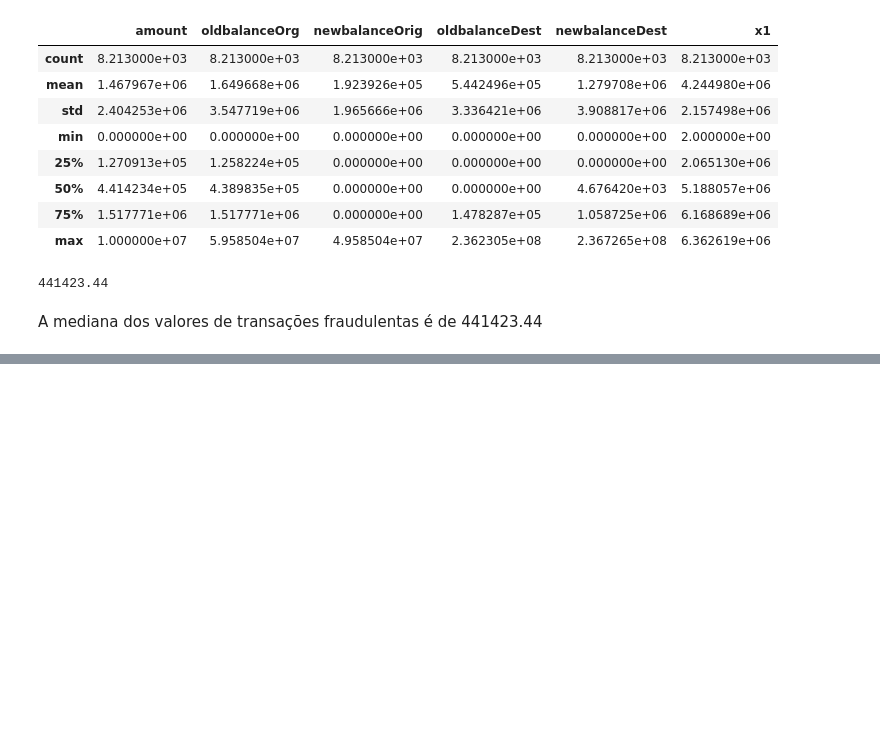
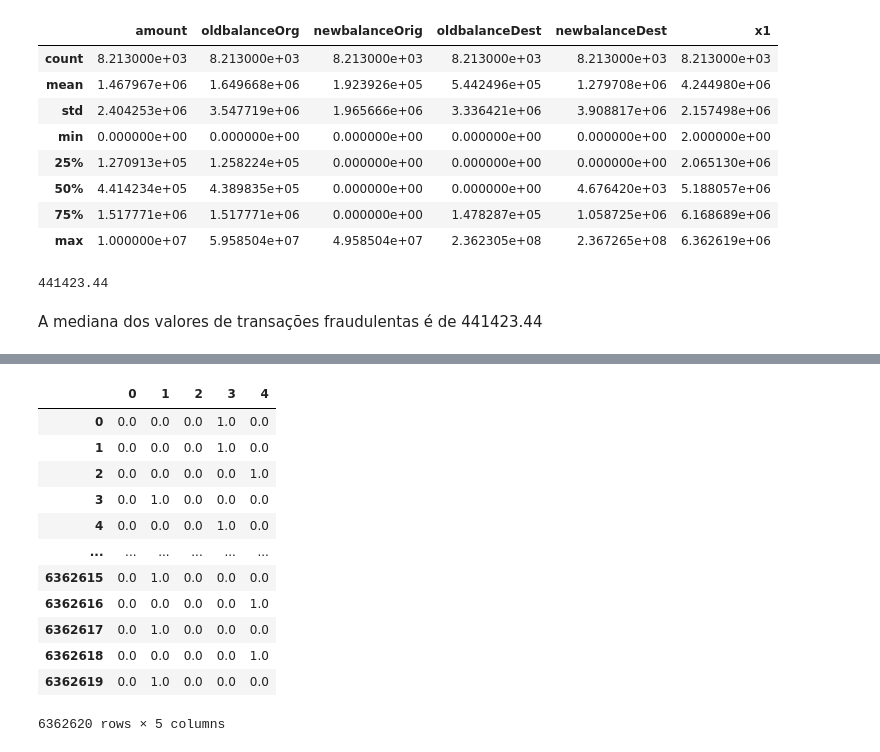
Before and after one commit to joaovjesus/Deteccao-de-Fraude, a Jupyter notebook: notebook.ipynb, the cells around one changed output, grey strips where cells are left out. Saved outputs shown, nothing was run; the diff lists cells and outputs as text; code cells hidden in the pictures; blank space fills up the shorter version.

```diff
--- a/notebook.ipynb
+++ b/notebook.ipynb
@@ -165,0 +209,2 @@ df_num = df.select_dtypes(exclude='category')
+# %%
+df_encoding = df_cat['type']
@@ -165,0 +227,22 @@ df_num = df.select_dtypes(exclude='category')
+# %%
+OH_encoder = OneHotEncoder(handle_unknown='ignore', sparse=False)
+# %%
+OH_cols = pd.DataFrame(OH_encoder.fit_transform(df_encoding.values.reshape(-1, 1)))
+# %%
+OH_cols.index = df_encoding.index
+# %%
+OH_cols
+# %% [output]
+|  | 0 | 1 | 2 | 3 | 4 |
+| 0 | 0.0 | 0.0 | 0.0 | 1.0 | 0.0 |
+| 1 | 0.0 | 0.0 | 0.0 | 1.0 | 0.0 |
+| 2 | 0.0 | 0.0 | 0.0 | 0.0 | 1.0 |
+| 3 | 0.0 | 1.0 | 0.0 | 0.0 | 0.0 |
+| 4 | 0.0 | 0.0 | 0.0 | 1.0 | 0.0 |
+| ... | ... | ... | ... | ... | ... |
+| 6362615 | 0.0 | 1.0 | 0.0 | 0.0 | 0.0 |
+| 6362616 | 0.0 | 0.0 | 0.0 | 0.0 | 1.0 |
+| 6362617 | 0.0 | 1.0 | 0.0 | 0.0 | 0.0 |
+| 6362618 | 0.0 | 0.0 | 0.0 | 0.0 | 1.0 |
+| 6362619 | 0.0 | 1.0 | 0.0 | 0.0 | 0.0 |
+6362620 rows × 5 columns
```
Also changed, not shown: parts of 17 cells of this notebook.
